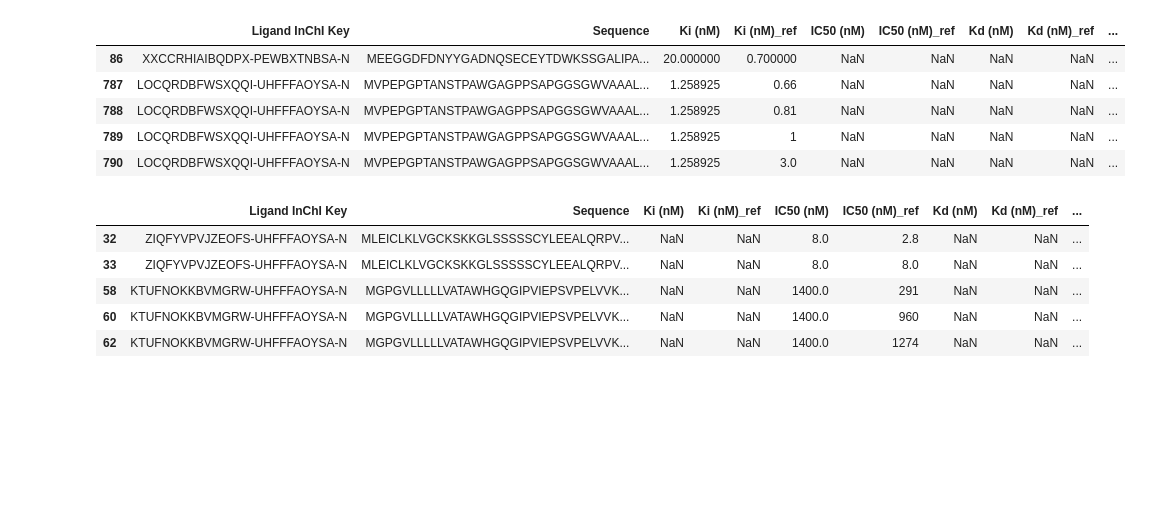
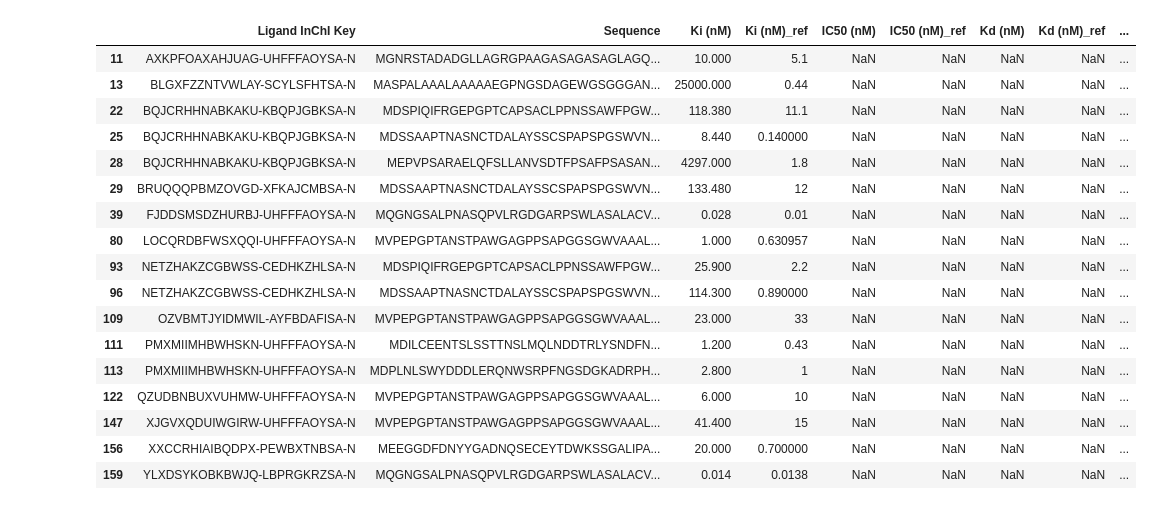
Before and after one commit to demonolock/surechembl_bindings, a Jupyter notebook: bindingdb/enrich_data/output/compare_with_bindb.ipynb, the cells around one changed output. Cells and saved outputs as stored; diff of their text form; code cells hidden in the pictures; blank space fills up the shorter version.

Commit message:
Add compare_with_bindb.ipynb new values

```diff
--- a/bindingdb/enrich_data/output/compare_with_bindb.ipynb
+++ b/bindingdb/enrich_data/output/compare_with_bindb.ipynb
@@ -2,8 +2,8 @@
 import pandas as pd
 
 # Load your data
-our_df = pd.read_csv('bindb.csv')
-test_df = pd.read_csv('../../BindingDB_singlechain.csv')
+our_df = pd.read_csv('../input/csv/result.csv')
+test_df = pd.read_csv('../../BindingDB_singlechain_deduplicated.csv')
 # %%
 # Remove duplicates in both dataframes
 our_df = our_df.drop_duplicates()
@@ -56,21 +76,24 @@ filtered_ic = filtered_ic[final_cols]
 filtered_ec = filtered_ec[final_cols]
 filtered_kd = filtered_kd[final_cols]
 # %%
-filtered_ki.head()
+filtered_ki
 # %% [output]
 |  | Ligand InChI Key | Sequence | Ki (nM) | Ki (nM)_ref | IC50 (nM) | IC50 (nM)_ref | Kd (nM) | Kd (nM)_ref | ... |
-| 86 | XXCCRHIAIBQDPX-PEWBXTNBSA-N | MEEGGDFDNYYGADNQSECEYTDWKSSGALIPA... | 20.000000 | 0.700000 | NaN | NaN | NaN | NaN | ... |
-| 787 | LOCQRDBFWSXQQI-UHFFFAOYSA-N | MVPEPGPTANSTPAWGAGPPSAPGGSGWVAAAL... | 1.258925 | 0.66 | NaN | NaN | NaN | NaN | ... |
-| 788 | LOCQRDBFWSXQQI-UHFFFAOYSA-N | MVPEPGPTANSTPAWGAGPPSAPGGSGWVAAAL... | 1.258925 | 0.81 | NaN | NaN | NaN | NaN | ... |
-| 789 | LOCQRDBFWSXQQI-UHFFFAOYSA-N | MVPEPGPTANSTPAWGAGPPSAPGGSGWVAAAL... | 1.258925 | 1 | NaN | NaN | NaN | NaN | ... |
-| 790 | LOCQRDBFWSXQQI-UHFFFAOYSA-N | MVPEPGPTANSTPAWGAGPPSAPGGSGWVAAAL... | 1.258925 | 3.0 | NaN | NaN | NaN | NaN | ... |
+| 11 | AXKPFOAXAHJUAG-UHFFFAOYSA-N | MGNRSTADADGLLAGRGPAAGASAGASAGLAGQ... | 10.000 | 5.1 | NaN | NaN | NaN | NaN | ... |
+| 13 | BLGXFZZNTVWLAY-SCYLSFHTSA-N | MASPALAAALAAAAAEGPNGSDAGEWGSGGGAN... | 25000.000 | 0.44 | NaN | NaN | NaN | NaN | ... |
+| 22 | BQJCRHHNABKAKU-KBQPJGBKSA-N | MDSPIQIFRGEPGPTCAPSACLPPNSSAWFPGW... | 118.380 | 11.1 | NaN | NaN | NaN | NaN | ... |
+| 25 | BQJCRHHNABKAKU-KBQPJGBKSA-N | MDSSAAPTNASNCTDALAYSSCSPAPSPGSWVN... | 8.440 | 0.140000 | NaN | NaN | NaN | NaN | ... |
+| 28 | BQJCRHHNABKAKU-KBQPJGBKSA-N | MEPVPSARAELQFSLLANVSDTFPSAFPSASAN... | 4297.000 | 1.8 | NaN | NaN | NaN | NaN | ... |
+| 29 | BRUQQQPBMZOVGD-XFKAJCMBSA-N | MDSSAAPTNASNCTDALAYSSCSPAPSPGSWVN... | 133.480 | 12 | NaN | NaN | NaN | NaN | ... |
+| 39 | FJDDSMSDZHURBJ-UHFFFAOYSA-N | MQGNGSALPNASQPVLRGDGARPSWLASALACV... | 0.028 | 0.01 | NaN | NaN | NaN | NaN | ... |
+| 80 | LOCQRDBFWSXQQI-UHFFFAOYSA-N | MVPEPGPTANSTPAWGAGPPSAPGGSGWVAAAL... | 1.000 | 0.630957 | NaN | NaN | NaN | NaN | ... |
+| 93 | NETZHAKZCGBWSS-CEDHKZHLSA-N | MDSPIQIFRGEPGPTCAPSACLPPNSSAWFPGW... | 25.900 | 2.2 | NaN | NaN | NaN | NaN | ... |
+| 96 | NETZHAKZCGBWSS-CEDHKZHLSA-N | MDSSAAPTNASNCTDALAYSSCSPAPSPGSWVN... | 114.300 | 0.890000 | NaN | NaN | NaN | NaN | ... |
+| 109 | OZVBMTJYIDMWIL-AYFBDAFISA-N | MVPEPGPTANSTPAWGAGPPSAPGGSGWVAAAL... | 23.000 | 33 | NaN | NaN | NaN | NaN | ... |
+| 111 | PMXMIIMHBWHSKN-UHFFFAOYSA-N | MDILCEENTSLSSTTNSLMQLNDDTRLYSNDFN... | 1.200 | 0.43 | NaN | NaN | NaN | NaN | ... |
+| 113 | PMXMIIMHBWHSKN-UHFFFAOYSA-N | MDPLNLSWYDDDLERQNWSRPFNGSDGKADRPH... | 2.800 | 1 | NaN | NaN | NaN | NaN | ... |
+| 122 | QZUDBNBUXVUHMW-UHFFFAOYSA-N | MVPEPGPTANSTPAWGAGPPSAPGGSGWVAAAL... | 6.000 | 10 | NaN | NaN | NaN | NaN | ... |
+| 147 | XJGVXQDUIWGIRW-UHFFFAOYSA-N | MVPEPGPTANSTPAWGAGPPSAPGGSGWVAAAL... | 41.400 | 15 | NaN | NaN | NaN | NaN | ... |
+| 156 | XXCCRHIAIBQDPX-PEWBXTNBSA-N | MEEGGDFDNYYGADNQSECEYTDWKSSGALIPA... | 20.000 | 0.700000 | NaN | NaN | NaN | NaN | ... |
+| 159 | YLXDSYKOBKBWJQ-LBPRGKRZSA-N | MQGNGSALPNASQPVLRGDGARPSWLASALACV... | 0.014 | 0.0138 | NaN | NaN | NaN | NaN | ... |
-# %%
-filtered_ic.head()
-# %% [output]
-|  | Ligand InChI Key | Sequence | Ki (nM) | Ki (nM)_ref | IC50 (nM) | IC50 (nM)_ref | Kd (nM) | Kd (nM)_ref | ... |
-| 32 | ZIQFYVPVJZEOFS-UHFFFAOYSA-N | MLEICLKLVGCKSKKGLSSSSSCYLEEALQRPV... | NaN | NaN | 8.0 | 2.8 | NaN | NaN | ... |
-| 33 | ZIQFYVPVJZEOFS-UHFFFAOYSA-N | MLEICLKLVGCKSKKGLSSSSSCYLEEALQRPV... | NaN | NaN | 8.0 | 8.0 | NaN | NaN | ... |
-| 58 | KTUFNOKKBVMGRW-UHFFFAOYSA-N | MGPGVLLLLLVATAWHGQGIPVIEPSVPELVVK... | NaN | NaN | 1400.0 | 291 | NaN | NaN | ... |
-| 60 | KTUFNOKKBVMGRW-UHFFFAOYSA-N | MGPGVLLLLLVATAWHGQGIPVIEPSVPELVVK... | NaN | NaN | 1400.0 | 960 | NaN | NaN | ... |
-| 62 | KTUFNOKKBVMGRW-UHFFFAOYSA-N | MGPGVLLLLLVATAWHGQGIPVIEPSVPELVVK... | NaN | NaN | 1400.0 | 1274 | NaN | NaN | ... |
 # %%
```
Also changed, not shown: parts of 7 cells of this notebook, 1 other file.
